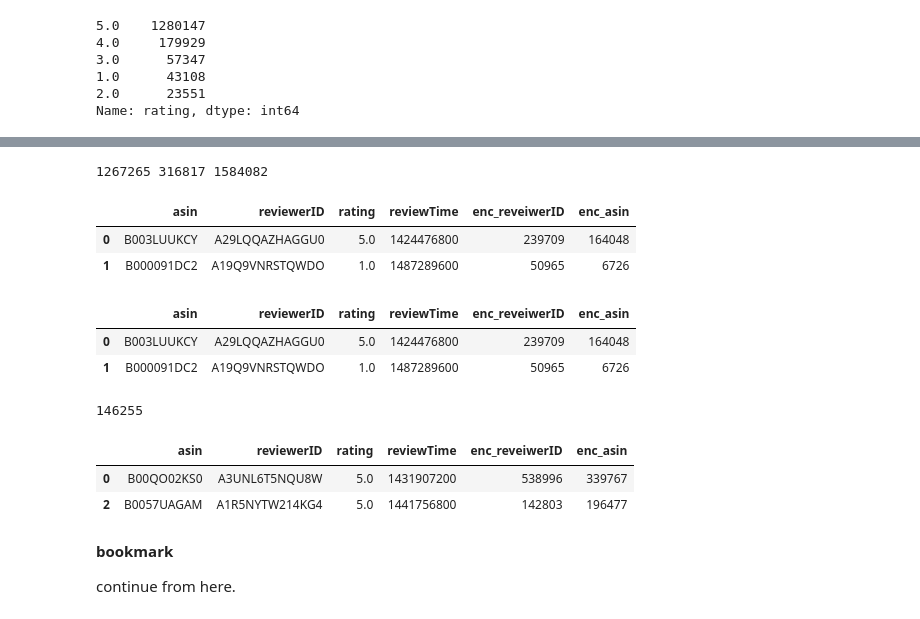
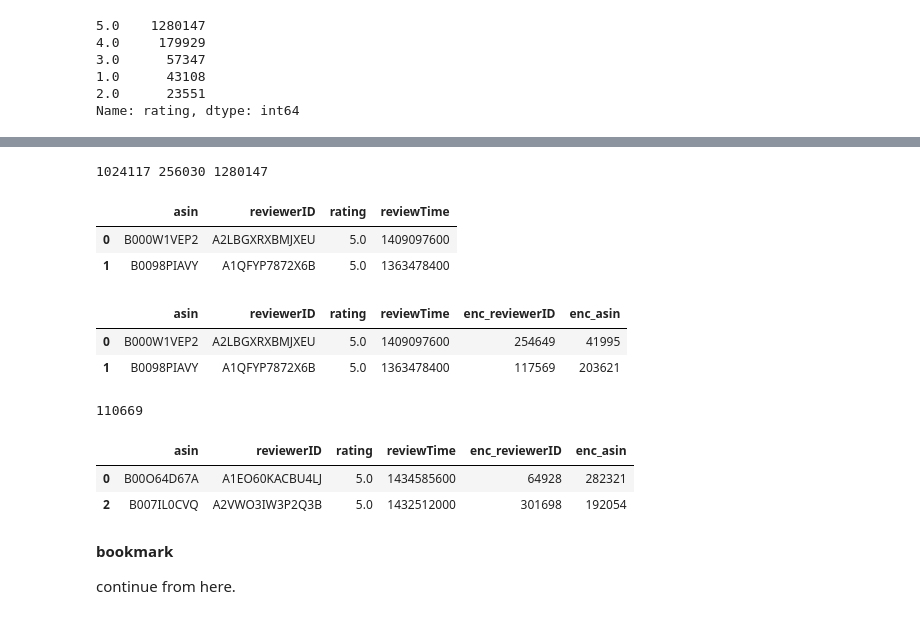
Before and after one commit to mequanent/Recommendation-System-Exercises, a Jupyter notebook: Music Recommendation.ipynb, the cells around one changed output, grey strips where cells are left out. Drawn from its saved outputs; the diff is of its cells as text; code cells hidden in the pictures.

```diff
--- a/Music Recommendation.ipynb
+++ b/Music Recommendation.ipynb
@@ -66,9 +69,14 @@ assert matplotlib.__version__ == '3.5.0'
 # %%
+# Import libraries
 import pandas as pd
+pd.set_option('display.max_colwidth', None)
 import numpy as np
 import matplotlib.pyplot as plt
 from scipy.sparse import csr_matrix
+from scipy.sparse.dok import dok_matrix
+import scipy.sparse as sp
+from sklearn.model_selection import train_test_split
+from sklearn import preprocessing as prep
 
-import torch
-
+import torch_geometric
 %matplotlib inline
@@ -132,8 +149,8 @@ rating['rating'].value_counts()
 2.0      23551
 Name: rating, dtype: int64
 # %%
-# If want to ignore ratings, e.g. < 2
-rat = rating[rating['rating'] >= 3]
-rat.rating.value_counts()
+# If want to ignore ratings, e.g. < 3
+rating = rating[rating['rating'] > 4]
+rating.rating.value_counts()
 # %% [output]
 5.0    1280147
@@ -147,0 +173,3 @@ from sklearn import preprocessing as prep
+# %%
+#df.sample(frac=0.5, replace=True, random_state=1)
+rating = rating.sample(frac=0.1, replace=True, random_state=1)
@@ -152,40 +194,40 @@ train = pd.DataFrame(train, columns = rating.columns)
 test = pd.DataFrame(test, columns = rating.columns)
 print(len(train), len(test), len(train)+len(test))
 # %% [output]
-1267265 316817 1584082
+1024117 256030 1280147
 # %%
 train.head(2)
 # %% [output]
-|  | asin | reviewerID | rating | reviewTime | enc_reveiwerID | enc_asin |
-| 0 | B003LUUKCY | A29LQQAZHAGGU0 | 5.0 | 1424476800 | 239709 | 164048 |
-| 1 | B000091DC2 | A19Q9VNRSTQWDO | 1.0 | 1487289600 | 50965 | 6726 |
+|  | asin | reviewerID | rating | reviewTime |
+| 0 | B000W1VEP2 | A2LBGXRXBMJXEU | 5.0 | 1409097600 |
+| 1 | B0098PIAVY | A1QFYP7872X6B | 5.0 | 1363478400 |
 # %%
 leu = prep.LabelEncoder()
 lem = prep.LabelEncoder()
 
-train['enc_reveiwerID'] = leu.fit_transform(train['reviewerID'].values)
+train['enc_reviewerID'] = leu.fit_transform(train['reviewerID'].values)
 train['enc_asin'] = lem.fit_transform(train['asin'].values)
 train.head(2)
 # %% [output]
-|  | asin | reviewerID | rating | reviewTime | enc_reveiwerID | enc_asin |
-| 0 | B003LUUKCY | A29LQQAZHAGGU0 | 5.0 | 1424476800 | 239709 | 164048 |
-| 1 | B000091DC2 | A19Q9VNRSTQWDO | 1.0 | 1487289600 | 50965 | 6726 |
+|  | asin | reviewerID | rating | reviewTime | enc_reviewerID | enc_asin |
+| 0 | B000W1VEP2 | A2LBGXRXBMJXEU | 5.0 | 1409097600 | 254649 | 41995 |
+| 1 | B0098PIAVY | A1QFYP7872X6B | 5.0 | 1363478400 | 117569 | 203621 |
 # %%
-# Number of users and musics in the training set
+# Unique users and musics in the training set
 users_train = train.reviewerID.unique()
 musics_train = train.asin.unique()
 
-# Transform the test
+# Transform the test IDs
 test = test[(test['reviewerID'].isin(users_train)) & (test['asin'].isin(musics_train))]
 print(len(test))
 # %% [output]
-146255
+110669
 # %%
-test['enc_reveiwerID'] = leu.transform(test['reviewerID'].values)
+test['enc_reviewerID'] = leu.transform(test['reviewerID'].values)
 test['enc_asin'] = lem.transform(test['asin'].values)
 test.head(2)
 # %% [output]
-|  | asin | reviewerID | rating | reviewTime | enc_reveiwerID | enc_asin |
-| 0 | B00QO02KS0 | A3UNL6T5NQU8W | 5.0 | 1431907200 | 538996 | 339767 |
-| 2 | B0057UAGAM | A1R5NYTW214KG4 | 5.0 | 1441756800 | 142803 | 196477 |
+|  | asin | reviewerID | rating | reviewTime | enc_reviewerID | enc_asin |
+| 0 | B00O64D67A | A1EO60KACBU4LJ | 5.0 | 1434585600 | 64928 | 282321 |
+| 2 | B007IL0CVQ | A2VWO3IW3P2Q3B | 5.0 | 1432512000 | 301698 | 192054 |
 # %%
```
Also changed, not shown: parts of 21 cells of this notebook.
